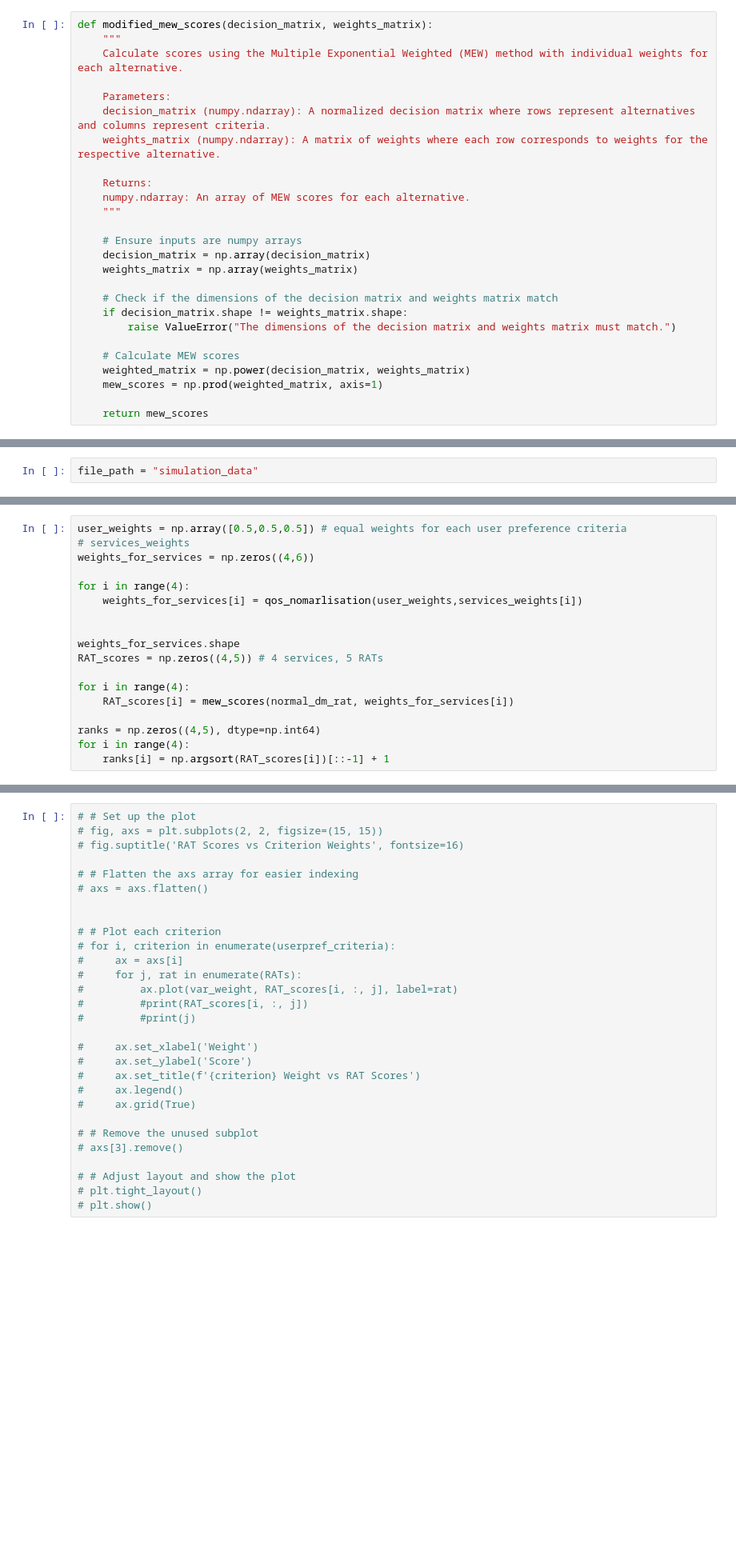
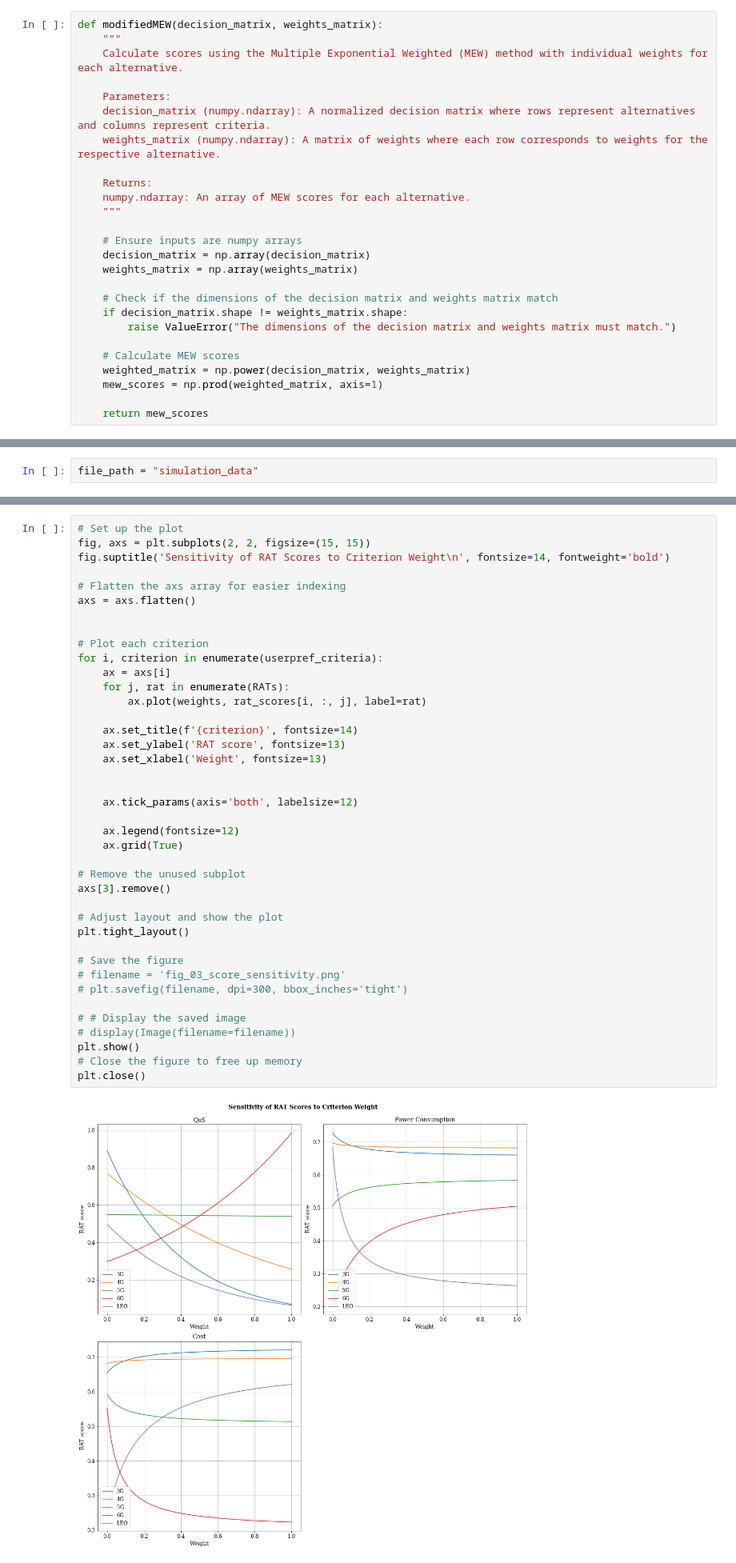
Before and after one commit to nkosinathintuli/hierarchical-NSA, a Jupyter notebook: hierarchical-nsa.ipynb, the cells around one changed output, grey strips where cells are left out. Shown at 80% size. Drawn from its saved outputs; the diff is of its cells as text; blank space fills up the shorter version.

```diff
--- a/hierarchical-nsa.ipynb
+++ b/hierarchical-nsa.ipynb
@@ -204,7 +429,7 @@ def mew_scores(decision_matrix, weights):
 
     return mew_scores
 # %%
-def modified_mew_scores(decision_matrix, weights_matrix):
+def modifiedMEW(decision_matrix, weights_matrix):
     """
     Calculate scores using the Multiple Exponential Weighted (MEW) method with individual weights for each alternative.
 
@@ -383,18 +637,0 @@ Investigating the RAT rankings per service type
-# %%
-user_weights = np.array([0.5,0.5,0.5]) # equal weights for each user preference criteria
-# services_weights
-weights_for_services = np.zeros((4,6))
-
-for i in range(4):
-    weights_for_services[i] = qos_nomarlisation(user_weights,services_weights[i])
-
-
-weights_for_services.shape
-RAT_scores = np.zeros((4,5)) # 4 services, 5 RATs
-
-for i in range(4):
-    RAT_scores[i] = mew_scores(normal_dm_rat, weights_for_services[i])
-
-ranks = np.zeros((4,5), dtype=np.int64)
-for i in range(4):
-    ranks[i] = np.argsort(RAT_scores[i])[::-1] + 1
@@ -446,30 +657,43 @@ for i in range(user_weights.size):
 # %%
-# # Set up the plot
-# fig, axs = plt.subplots(2, 2, figsize=(15, 15))
-# fig.suptitle('RAT Scores vs Criterion Weights', fontsize=16)
+# Set up the plot
+fig, axs = plt.subplots(2, 2, figsize=(15, 15))
+fig.suptitle('Sensitivity of RAT Scores to Criterion Weight\n', fontsize=14, fontweight='bold')
 
-# # Flatten the axs array for easier indexing
-# axs = axs.flatten()
+# Flatten the axs array for easier indexing
+axs = axs.flatten()
 
 
-# # Plot each criterion
-# for i, criterion in enumerate(userpref_criteria):
-#     ax = axs[i]
-#     for j, rat in enumerate(RATs):
-#         ax.plot(var_weight, RAT_scores[i, :, j], label=rat)
-#         #print(RAT_scores[i, :, j])
-#         #print(j)
+# Plot each criterion
+for i, criterion in enumerate(userpref_criteria):
+    ax = axs[i]
+    for j, rat in enumerate(RATs):
+        ax.plot(weights, rat_scores[i, :, j], label=rat)
 
-#     ax.set_xlabel('Weight')
-#     ax.set_ylabel('Score')
-#     ax.set_title(f'{criterion} Weight vs RAT Scores')
-#     ax.legend()
-#     ax.grid(True)
+    ax.set_title(f'{criterion}', fontsize=14)
+    ax.set_ylabel('RAT score', fontsize=13)
+    ax.set_xlabel('Weight', fontsize=13)
 
-# # Remove the unused subplot
-# axs[3].remove()
 
-# # Adjust layout and show the plot
-# plt.tight_layout()
-# plt.show()
+    ax.tick_params(axis='both', labelsize=12)
+
+    ax.legend(fontsize=12)
+    ax.grid(True)
+
+# Remove the unused subplot
+axs[3].remove()
+
+# Adjust layout and show the plot
+plt.tight_layout()
+
+# Save the figure
+# filename = 'fig_03_score_sensitivity.png'
+# plt.savefig(filename, dpi=300, bbox_inches='tight')
+
+# # Display the saved image
+# display(Image(filename=filename))
+plt.show()
+# Close the figure to free up memory
+plt.close()
+# %% [output]
+[figure, added]
 # %% [markdown]
```
Also changed, not shown: parts of 66 cells of this notebook, 3 other files.
